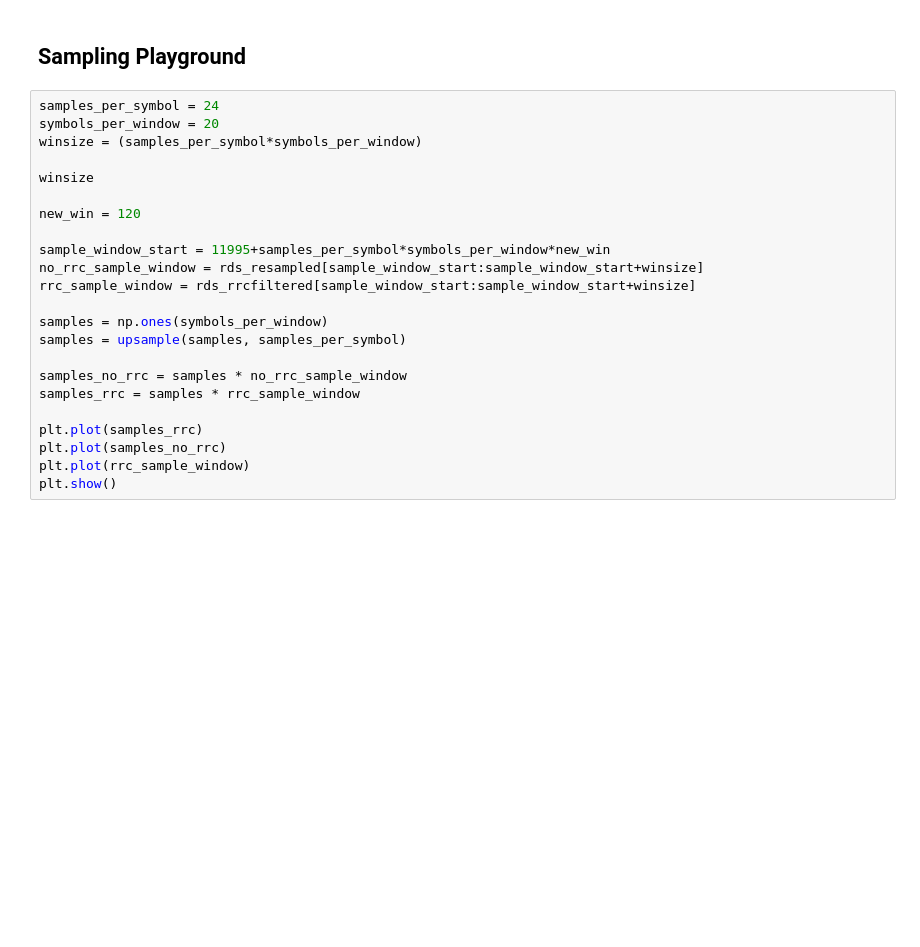
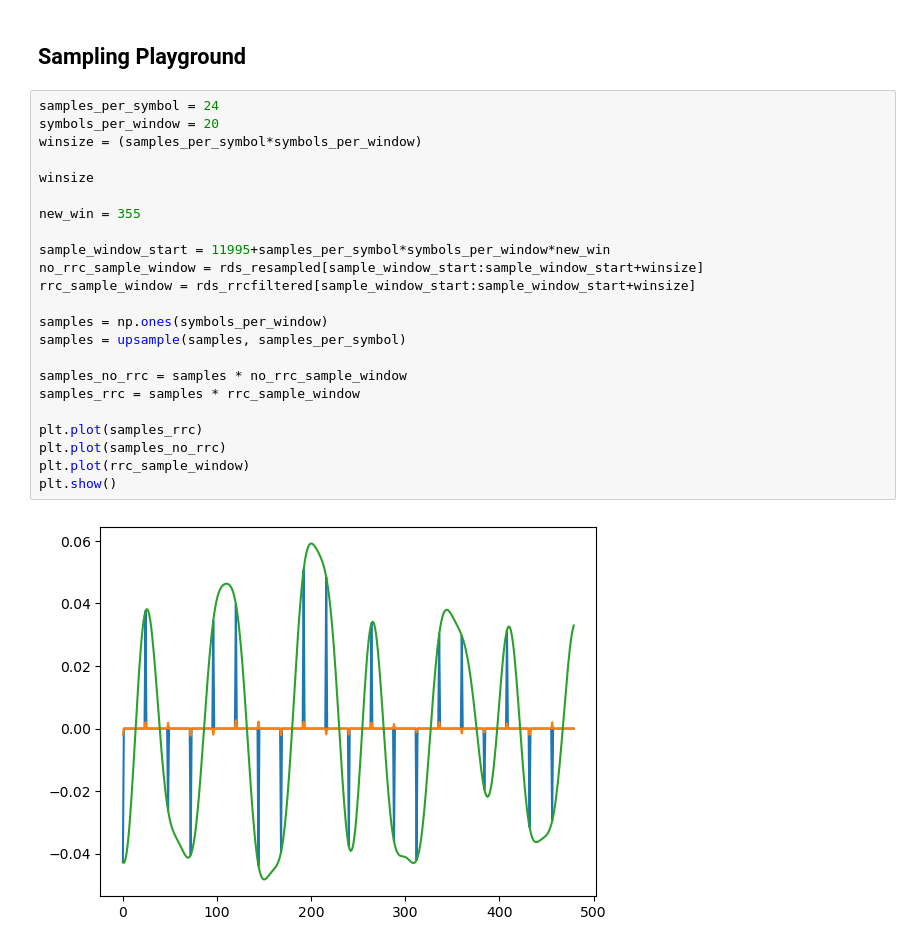
Before and after one commit to Why-Bee/3dy4-project, a Jupyter notebook: model/fmRdsBasic.ipynb, the cells around one changed output. Drawn from its saved outputs; the diff is of its cells as text; blank space fills up the shorter version.

```diff
--- a/model/fmRdsBasic.ipynb
+++ b/model/fmRdsBasic.ipynb
@@ -226,26 +229,28 @@ rds_rrcfiltered = signal.lfilter(rds_rrc_coeff, 1.0, rds_resampled)
 # %%
 samples_per_symbol = 24
 symbols_per_window = 20
 winsize = (samples_per_symbol*symbols_per_window)
 
 winsize
 
-new_win = 120
+new_win = 355
 
 sample_window_start = 11995+samples_per_symbol*symbols_per_window*new_win
 no_rrc_sample_window = rds_resampled[sample_window_start:sample_window_start+winsize]
 rrc_sample_window = rds_rrcfiltered[sample_window_start:sample_window_start+winsize]
 
 samples = np.ones(symbols_per_window)
 samples = upsample(samples, samples_per_symbol)
 
 samples_no_rrc = samples * no_rrc_sample_window
 samples_rrc = samples * rrc_sample_window
 
 plt.plot(samples_rrc)
 plt.plot(samples_no_rrc)
 plt.plot(rrc_sample_window)
 plt.show()
+# %% [output]
+[figure, added]
 # %%
 def sampling_start_adjust(block, samples_per_symbol):
     abs_min_idx = 0
```
Also changed, not shown: parts of 2 cells of this notebook.
